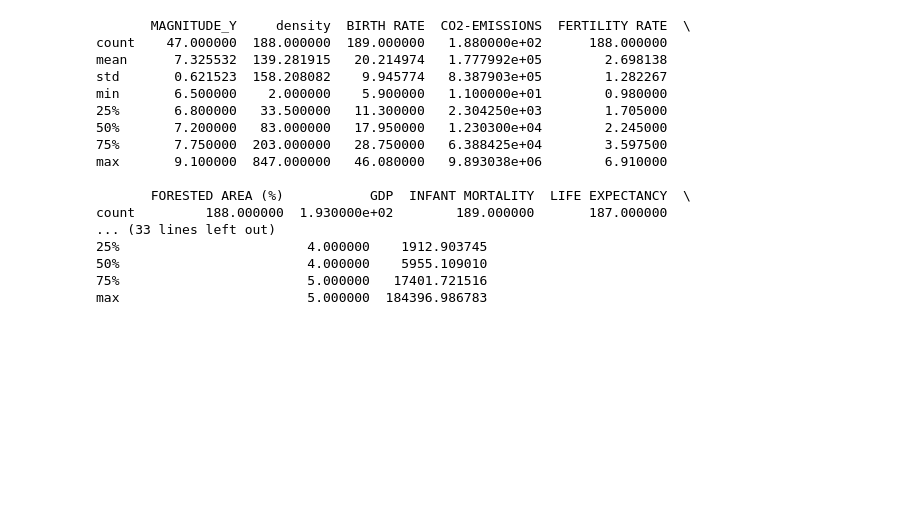
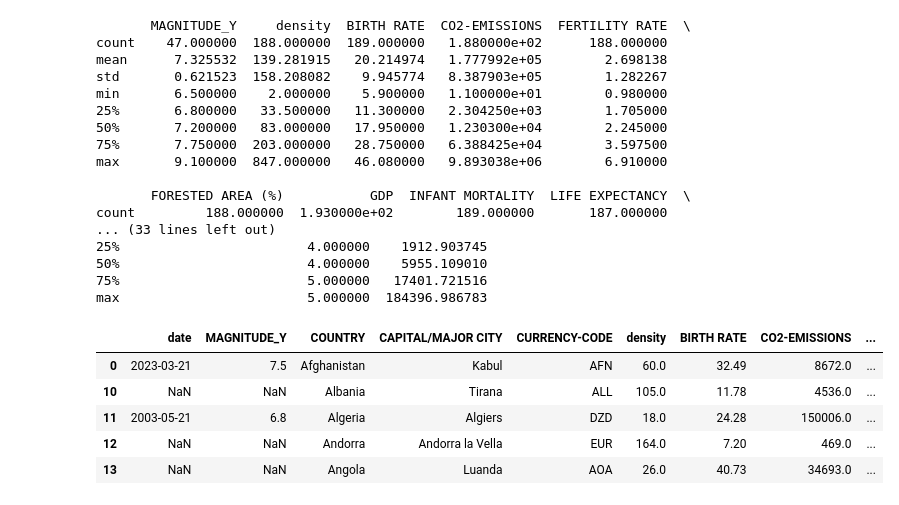
Before and after one commit to pbrar17/Global-Insights-, a Jupyter notebook: GP/project.ipynb, the cells around one changed output. Cells and saved outputs as stored; diff of their text form; code cells hidden in the pictures; blank space fills up the shorter version.

```diff
--- a/GP/project.ipynb
+++ b/GP/project.ipynb
@@ -358,3 +336,12 @@ count         188.000000  1.930000e+02        189.000000       187.000000
 50%                        4.000000    5955.109010
 75%                        5.000000   17401.721516
 max                        5.000000  184396.986783
+# %%
+final_dataset2.head()
+# %% [output]
+|  | date | MAGNITUDE_Y | COUNTRY | CAPITAL/MAJOR CITY | CURRENCY-CODE | density | BIRTH RATE | CO2-EMISSIONS | ... |
+| 0 | 2023-03-21 | 7.5 | Afghanistan | Kabul | AFN | 60.0 | 32.49 | 8672.0 | ... |
+| 10 | NaN | NaN | Albania | Tirana | ALL | 105.0 | 11.78 | 4536.0 | ... |
+| 11 | 2003-05-21 | 6.8 | Algeria | Algiers | DZD | 18.0 | 24.28 | 150006.0 | ... |
+| 12 | NaN | NaN | Andorra | Andorra la Vella | EUR | 164.0 | 7.20 | 469.0 | ... |
+| 13 | NaN | NaN | Angola | Luanda | AOA | 26.0 | 40.73 | 34693.0 | ... |
```
Also changed, not shown: parts of 12 cells of this notebook.
